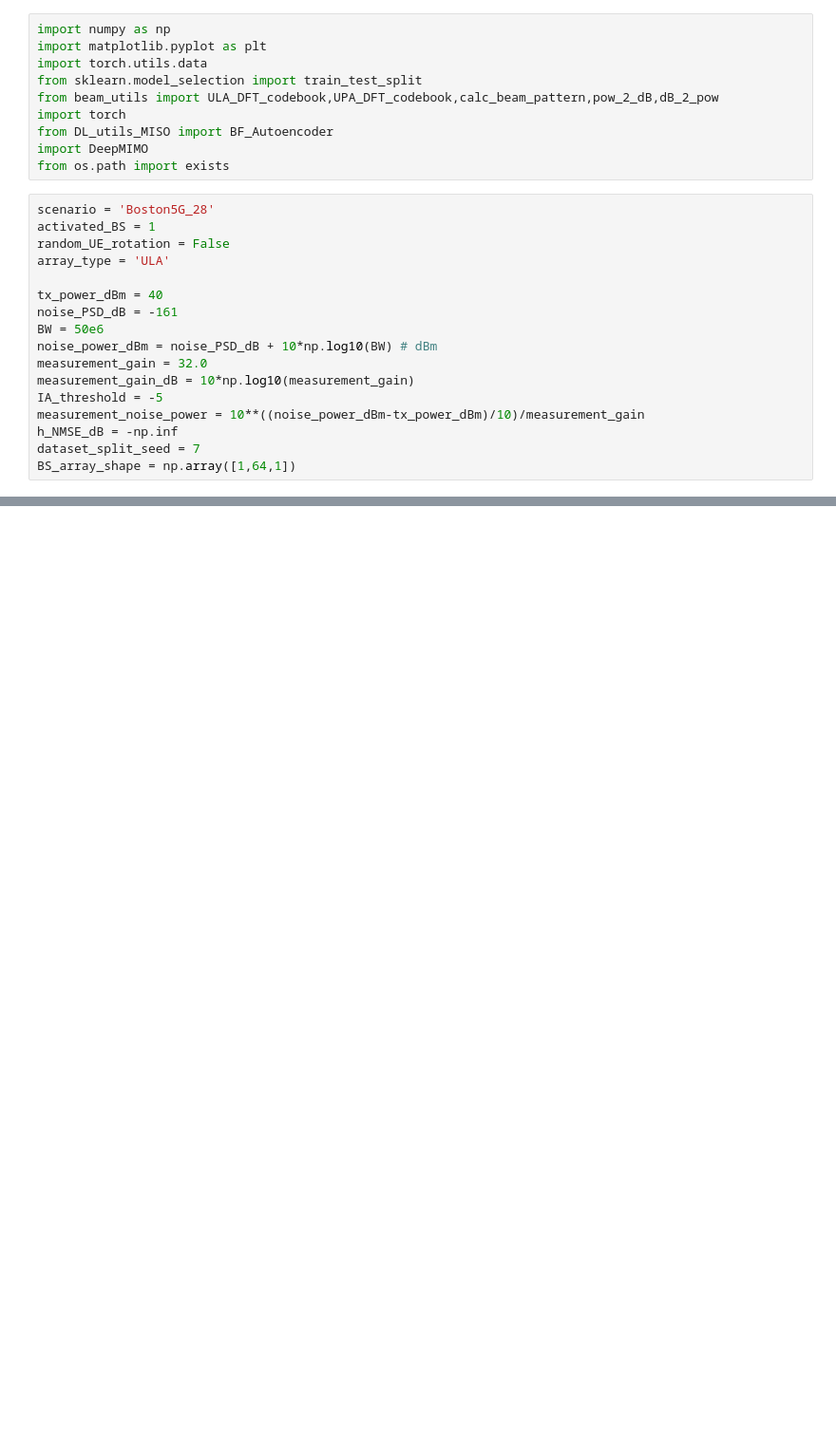
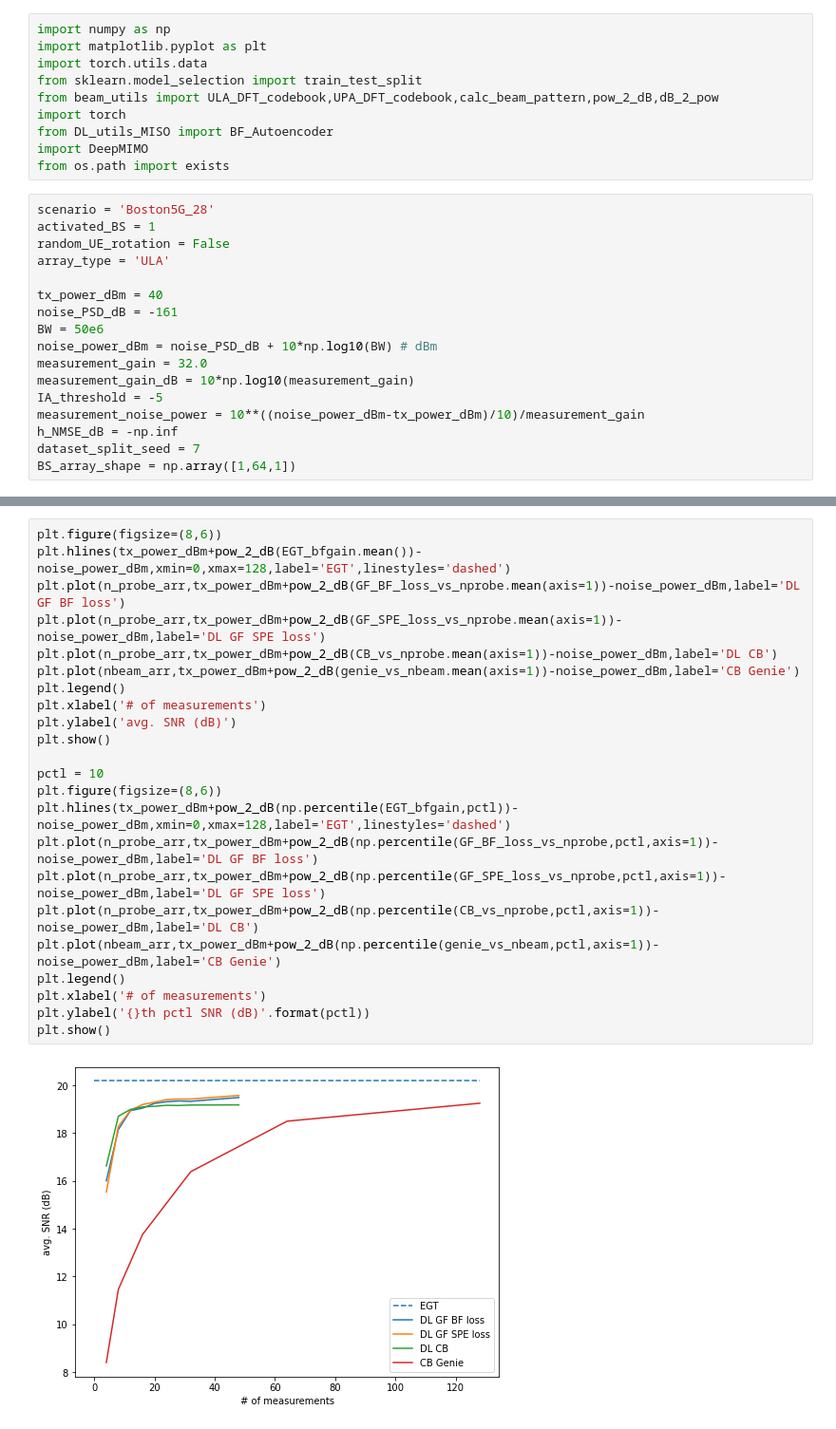
Before and after one commit to YuqiangHeng/DLGF, a Jupyter notebook: compile_result_MISO.ipynb, the cells around one changed output, grey strips where cells are left out. Shown at 95% size. Drawn from its saved outputs; the diff is of its cells as text; blank space fills up the shorter version.

```diff
--- a/compile_result_MISO.ipynb
+++ b/compile_result_MISO.ipynb
@@ -83,0 +224,25 @@ KeyboardInterrupt:
+# %%
+plt.figure(figsize=(8,6))
+plt.hlines(tx_power_dBm+pow_2_dB(EGT_bfgain.mean())-noise_power_dBm,xmin=0,xmax=128,label='EGT',linestyles='dashed')
+plt.plot(n_probe_arr,tx_power_dBm+pow_2_dB(GF_BF_loss_vs_nprobe.mean(axis=1))-noise_power_dBm,label='DL GF BF loss')
+plt.plot(n_probe_arr,tx_power_dBm+pow_2_dB(GF_SPE_loss_vs_nprobe.mean(axis=1))-noise_power_dBm,label='DL GF SPE loss')
+plt.plot(n_probe_arr,tx_power_dBm+pow_2_dB(CB_vs_nprobe.mean(axis=1))-noise_power_dBm,label='DL CB')
+plt.plot(nbeam_arr,tx_power_dBm+pow_2_dB(genie_vs_nbeam.mean(axis=1))-noise_power_dBm,label='CB Genie')
+plt.legend()
+plt.xlabel('# of measurements')
+plt.ylabel('avg. SNR (dB)')
+plt.show()
+
+pctl = 10
+plt.figure(figsize=(8,6))
+plt.hlines(tx_power_dBm+pow_2_dB(np.percentile(EGT_bfgain,pctl))-noise_power_dBm,xmin=0,xmax=128,label='EGT',linestyles='dashed')
+plt.plot(n_probe_arr,tx_power_dBm+pow_2_dB(np.percentile(GF_BF_loss_vs_nprobe,pctl,axis=1))-noise_power_dBm,label='DL GF BF loss')
+plt.plot(n_probe_arr,tx_power_dBm+pow_2_dB(np.percentile(GF_SPE_loss_vs_nprobe,pctl,axis=1))-noise_power_dBm,label='DL GF SPE loss')
+plt.plot(n_probe_arr,tx_power_dBm+pow_2_dB(np.percentile(CB_vs_nprobe,pctl,axis=1))-noise_power_dBm,label='DL CB')
+plt.plot(nbeam_arr,tx_power_dBm+pow_2_dB(np.percentile(genie_vs_nbeam,pctl,axis=1))-noise_power_dBm,label='CB Genie')
+plt.legend()
+plt.xlabel('# of measurements')
+plt.ylabel('{}th pctl SNR (dB)'.format(pctl))
+plt.show()
+# %% [output]
+[figure, added]
```
Also changed, not shown: parts of 11 cells of this notebook.
